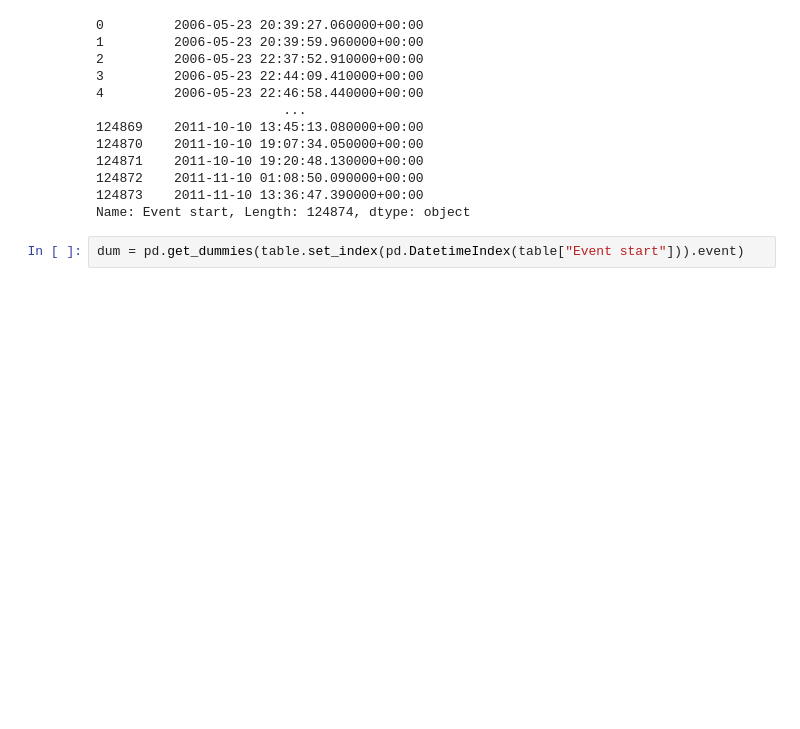
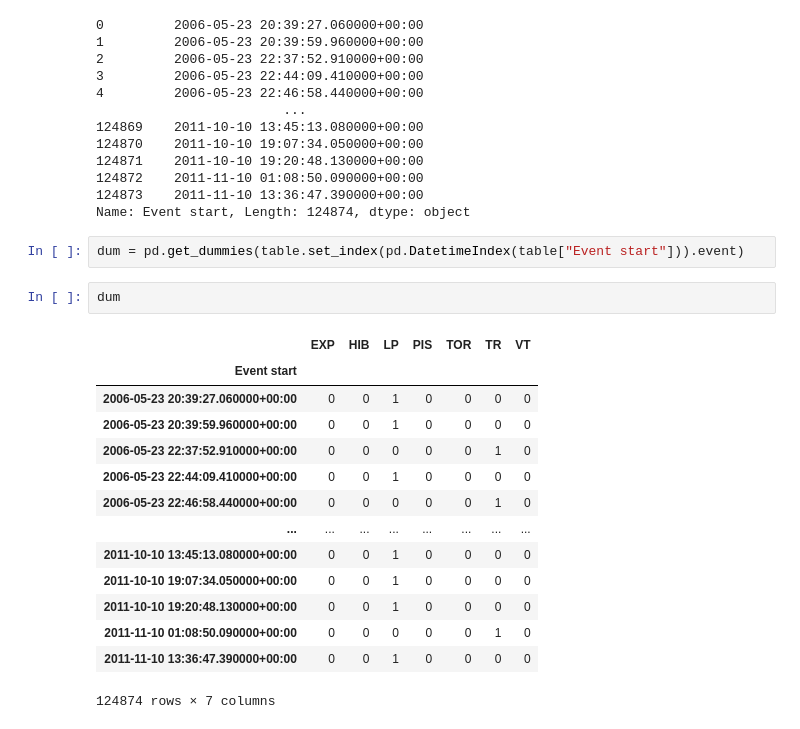
Before and after one commit to rubalravinder/cas_etude_volcano, a Jupyter notebook: hist.ipynb, the cells around one changed output. Cells and saved outputs as stored; diff of their text form; blank space fills up the shorter version.

```diff
--- a/hist.ipynb
+++ b/hist.ipynb
@@ -38,3 +38,20 @@ table["Event start"]
 Name: Event start, Length: 124874, dtype: object
 # %%
 dum = pd.get_dummies(table.set_index(pd.DatetimeIndex(table["Event start"])).event)
+# %%
+dum
+# %% [output]
+|  | EXP | HIB | LP | PIS | TOR | TR | VT |
+| Event start |  |  |  |  |  |  |  |
+| 2006-05-23 20:39:27.060000+00:00 | 0 | 0 | 1 | 0 | 0 | 0 | 0 |
+| 2006-05-23 20:39:59.960000+00:00 | 0 | 0 | 1 | 0 | 0 | 0 | 0 |
+| 2006-05-23 22:37:52.910000+00:00 | 0 | 0 | 0 | 0 | 0 | 1 | 0 |
+| 2006-05-23 22:44:09.410000+00:00 | 0 | 0 | 1 | 0 | 0 | 0 | 0 |
+| 2006-05-23 22:46:58.440000+00:00 | 0 | 0 | 0 | 0 | 0 | 1 | 0 |
+| ... | ... | ... | ... | ... | ... | ... | ... |
+| 2011-10-10 13:45:13.080000+00:00 | 0 | 0 | 1 | 0 | 0 | 0 | 0 |
+| 2011-10-10 19:07:34.050000+00:00 | 0 | 0 | 1 | 0 | 0 | 0 | 0 |
+| 2011-10-10 19:20:48.130000+00:00 | 0 | 0 | 1 | 0 | 0 | 0 | 0 |
+| 2011-11-10 01:08:50.090000+00:00 | 0 | 0 | 0 | 0 | 0 | 1 | 0 |
+| 2011-11-10 13:36:47.390000+00:00 | 0 | 0 | 1 | 0 | 0 | 0 | 0 |
+124874 rows × 7 columns
```
Also changed, not shown: parts of 3 cells of this notebook, 3 other files.
